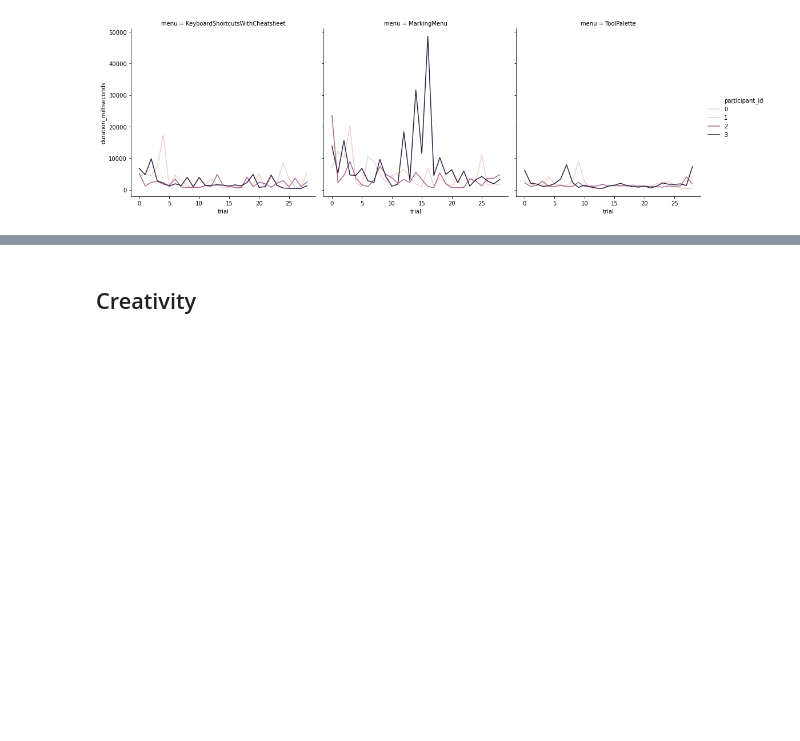
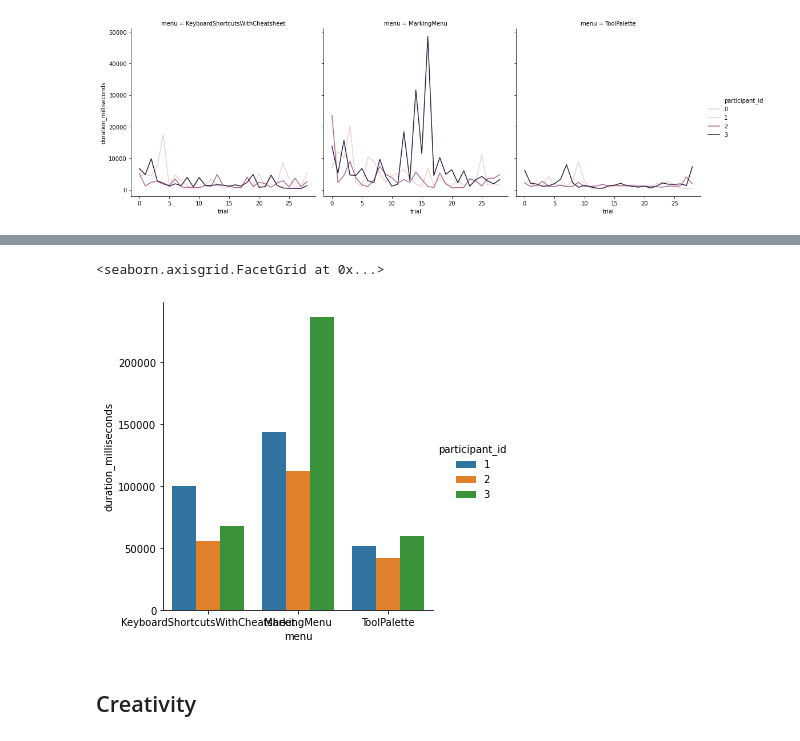
Before and after one commit to blainelewis1/creativity-experiment-2, a Jupyter notebook: analysis/Analysis.ipynb, the cells around one changed output, grey strips where cells are left out. Saved outputs shown, nothing was run; the diff lists cells and outputs as text; code cells hidden in the pictures; blank space fills up the shorter version.

```diff
--- a/analysis/Analysis.ipynb
+++ b/analysis/Analysis.ipynb
@@ -88,3 +106,8 @@ sns.relplot(data=selection,kind='line', x='trial', y='duration_milliseconds', hu
+# %%
+sns.catplot(data=selection.groupby(['participant_id','menu']).sum().reset_index(), kind="bar", x='menu', y='duration_milliseconds', hue='participant_id')
+# %% [output]
+<seaborn.axisgrid.FacetGrid at 0x...>
+[figure, added]
 # %% [markdown]
 ## Creativity
 # %%
```
Also changed, not shown: parts of 5 cells of this notebook.
